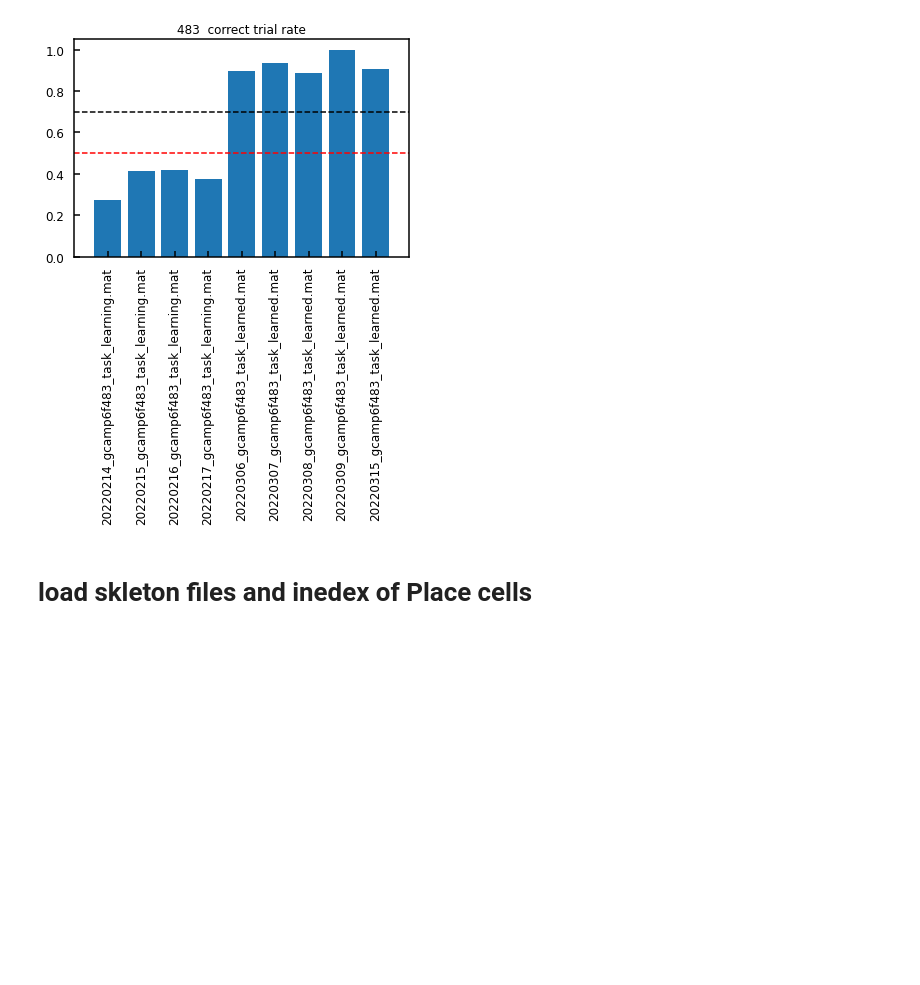
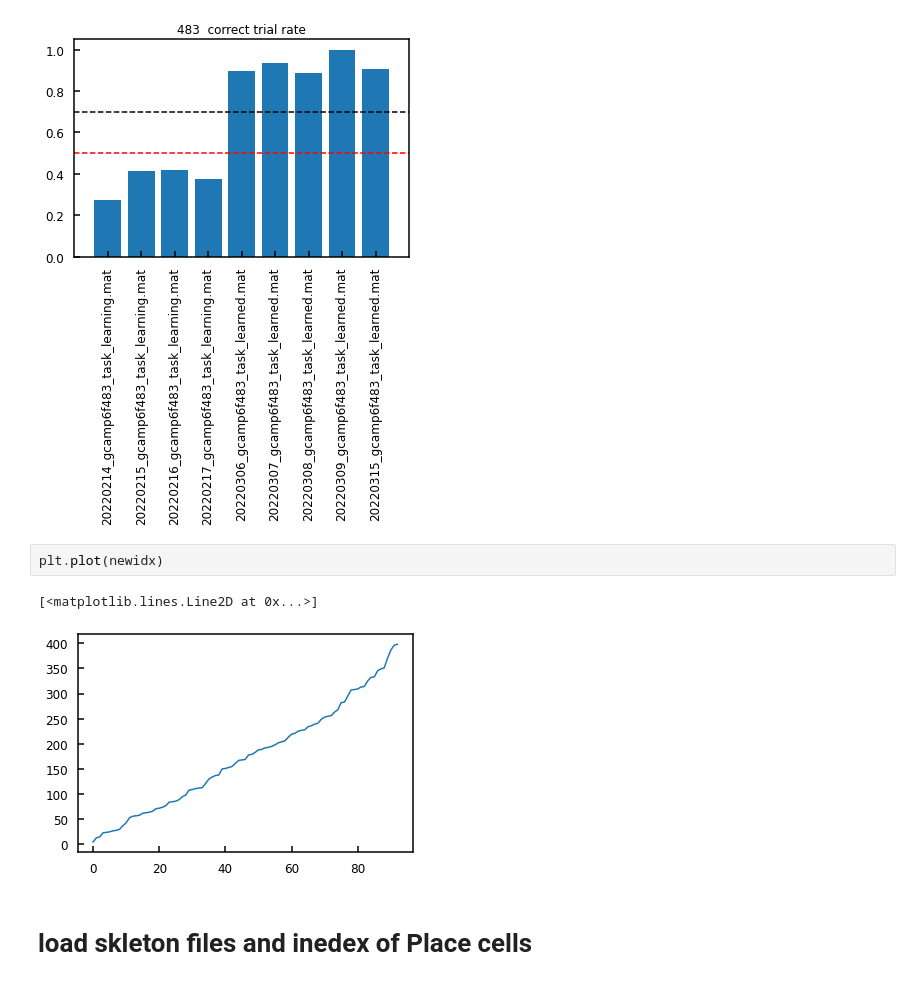
Before and after one commit to HamedShabani/PFC_sequence_analysis, a Jupyter notebook: Read_and_cluster.ipynb, the cells around one changed output. Cells and saved outputs as stored; diff of their text form; blank space fills up the shorter version.

```diff
--- a/Read_and_cluster.ipynb
+++ b/Read_and_cluster.ipynb
@@ -236,6 +236,11 @@ task_learned
 483/20220315_gcamp6f483_task_learned.mat
 Number of active cells during tasks  93
 [figure]
+# %%
+plt.plot(newidx)
+# %% [output]
+[<matplotlib.lines.Line2D at 0x...>]
+[figure, added]
 # %% [markdown]
 # load skleton files and inedex of Place cells
 # %%
```
Also changed, not shown: parts of 4 cells of this notebook, 8 other files.
